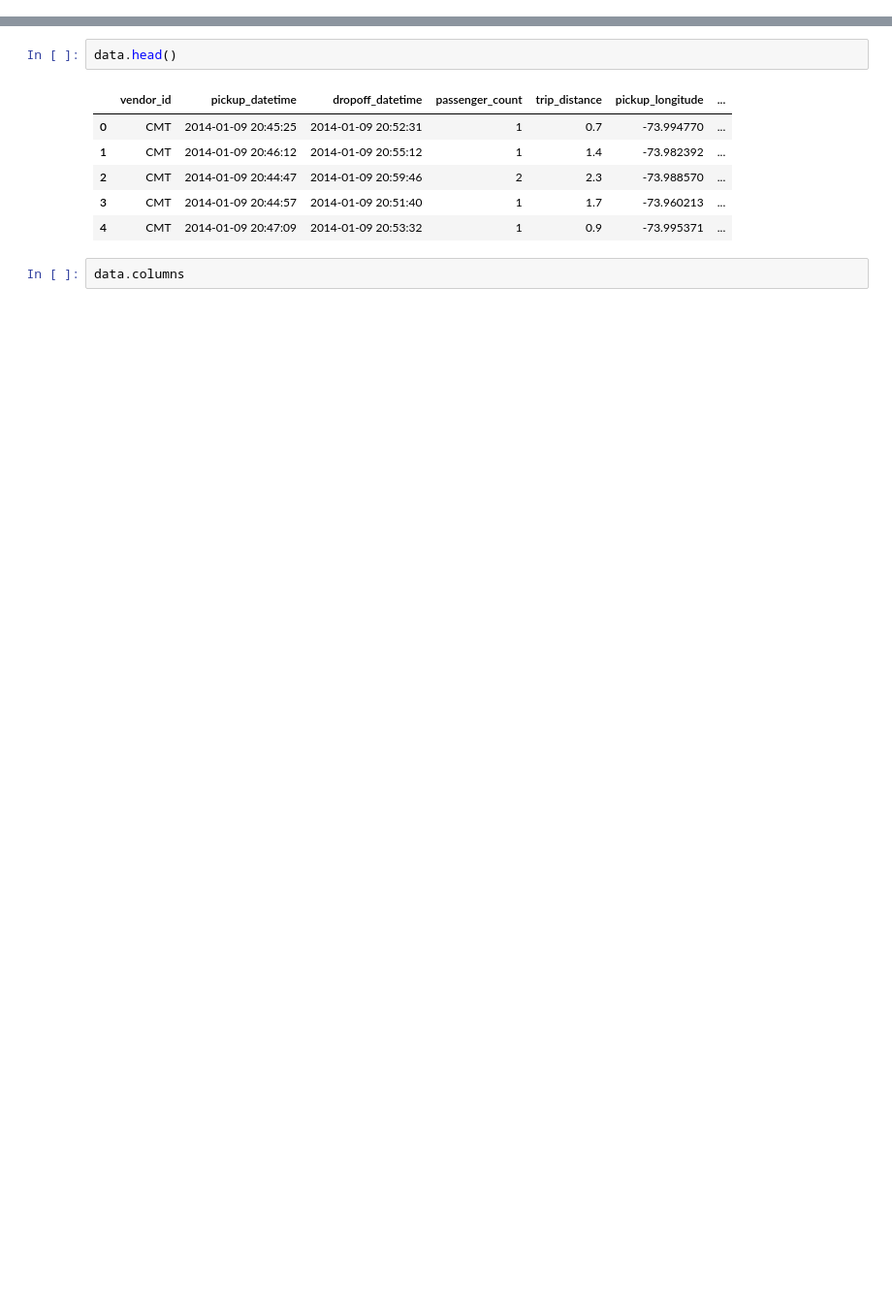
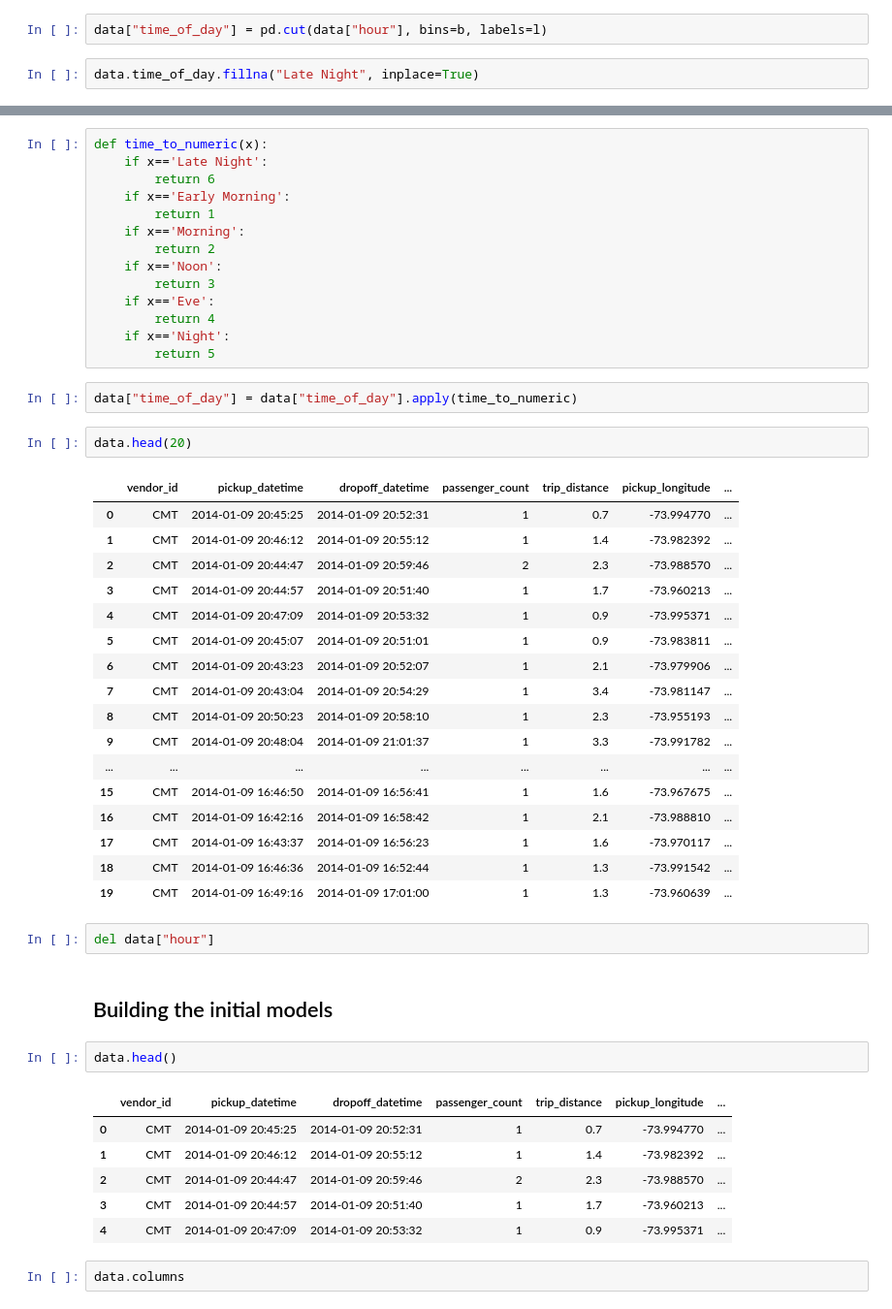
Before and after one commit to MIE368-Team-8/Data-Cleaning, a Jupyter notebook: TestModel.ipynb, the cells around one changed output, grey strips where cells are left out. Shown at 97% size. Saved outputs shown, nothing was run; the diff lists cells and outputs as text; blank space fills up the shorter version.

```diff
--- a/TestModel.ipynb
+++ b/TestModel.ipynb
@@ -5,0 +48,4 @@ data = pd.read_csv("data/taxi_cleaned.csv")
+# %%
+data["time_of_day"] = pd.cut(data["hour"], bins=b, labels=l)
+# %%
+data.time_of_day.fillna("Late Night", inplace=True)
@@ -6,3 +75,43 @@ data = pd.read_csv("data/taxi_cleaned.csv")
+# %%
+def time_to_numeric(x):
+    if x=='Late Night':
+        return 6
+    if x=='Early Morning':
+        return 1
+    if x=='Morning':
+        return 2
+    if x=='Noon':
+        return 3
+    if x=='Eve':
+        return 4
+    if x=='Night':
+        return 5
+# %%
+data["time_of_day"] = data["time_of_day"].apply(time_to_numeric)
+# %%
+data.head(20)
+# %% [output]
+|  | vendor_id | pickup_datetime | dropoff_datetime | passenger_count | trip_distance | pickup_longitude | ... |
+| 0 | CMT | 2014-01-09 20:45:25 | 2014-01-09 20:52:31 | 1 | 0.7 | -73.994770 | ... |
+| 1 | CMT | 2014-01-09 20:46:12 | 2014-01-09 20:55:12 | 1 | 1.4 | -73.982392 | ... |
+| 2 | CMT | 2014-01-09 20:44:47 | 2014-01-09 20:59:46 | 2 | 2.3 | -73.988570 | ... |
+| 3 | CMT | 2014-01-09 20:44:57 | 2014-01-09 20:51:40 | 1 | 1.7 | -73.960213 | ... |
+| 4 | CMT | 2014-01-09 20:47:09 | 2014-01-09 20:53:32 | 1 | 0.9 | -73.995371 | ... |
+| 5 | CMT | 2014-01-09 20:45:07 | 2014-01-09 20:51:01 | 1 | 0.9 | -73.983811 | ... |
+| 6 | CMT | 2014-01-09 20:43:23 | 2014-01-09 20:52:07 | 1 | 2.1 | -73.979906 | ... |
+| 7 | CMT | 2014-01-09 20:43:04 | 2014-01-09 20:54:29 | 1 | 3.4 | -73.981147 | ... |
+| 8 | CMT | 2014-01-09 20:50:23 | 2014-01-09 20:58:10 | 1 | 2.3 | -73.955193 | ... |
+| 9 | CMT | 2014-01-09 20:48:04 | 2014-01-09 21:01:37 | 1 | 3.3 | -73.991782 | ... |
+| ... | ... | ... | ... | ... | ... | ... | ... |
+| 15 | CMT | 2014-01-09 16:46:50 | 2014-01-09 16:56:41 | 1 | 1.6 | -73.967675 | ... |
+| 16 | CMT | 2014-01-09 16:42:16 | 2014-01-09 16:58:42 | 1 | 2.1 | -73.988810 | ... |
+| 17 | CMT | 2014-01-09 16:43:37 | 2014-01-09 16:56:23 | 1 | 1.6 | -73.970117 | ... |
+| 18 | CMT | 2014-01-09 16:46:36 | 2014-01-09 16:52:44 | 1 | 1.3 | -73.991542 | ... |
+| 19 | CMT | 2014-01-09 16:49:16 | 2014-01-09 17:01:00 | 1 | 1.3 | -73.960639 | ... |
+# %%
+del data["hour"]
+# %% [markdown]
+## Building the initial models
 # %%
 data.head()
 # %% [output]
```
Also changed, not shown: parts of 19 cells of this notebook.
